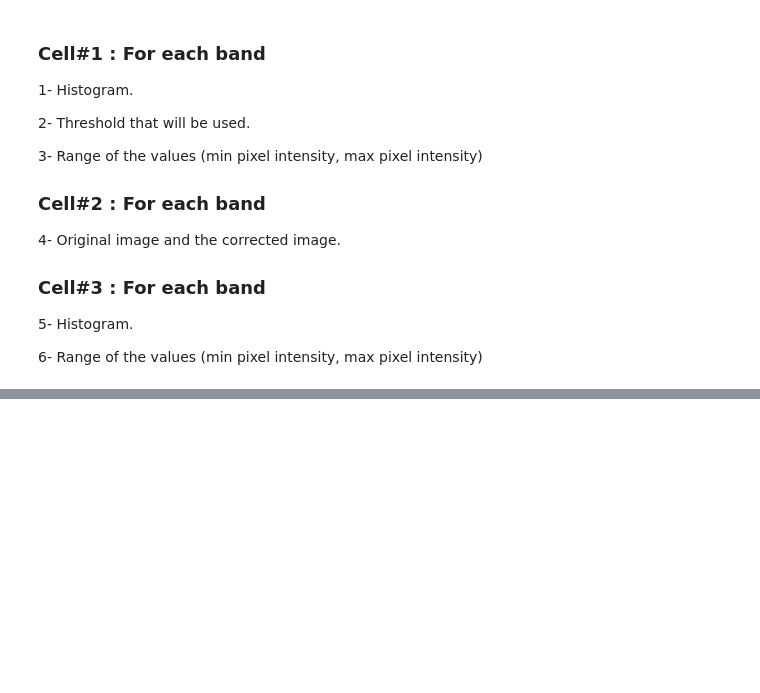
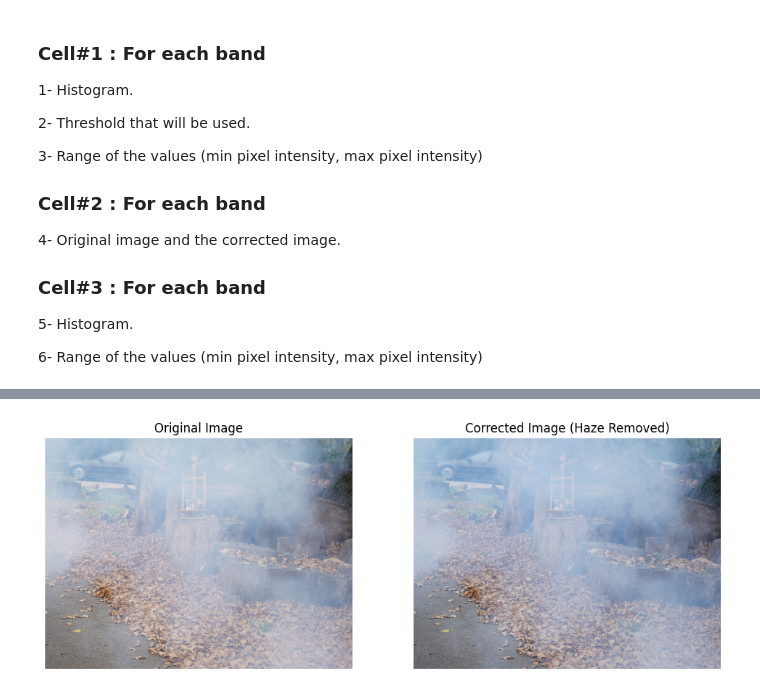
Before and after one commit to Sara-Gamal12/Satellite-Imagery-Labs, a Jupyter notebook: lab1/lab1.ipynb, the cells around one changed output, grey strips where cells are left out. Drawn from its saved outputs; the diff is of its cells as text; code cells hidden in the pictures; blank space fills up the shorter version.

```diff
--- a/lab1/lab1.ipynb
+++ b/lab1/lab1.ipynb
@@ -166,10 +183,45 @@ for band_num in range(1):
-# %%
-# Cell#2
-# TODO: Copy original image into a new image.
-
-# TODO: loop on all bands
-for band_num in range(1):
-    # TODO: Apply Haze Removal by Dark Subtraction
+# %%
+# Cell#2
+# TODO: Copy original image into a new image.
+driver = gdal.GetDriverByName("GTiff")
+output_path = "/content/drive/MyDrive/haze_corrected.tif"
+cols = img_ds.RasterXSize
+rows = img_ds.RasterYSize
+data_type = img_ds.GetRasterBand(1).DataType
+corrected_img_ds = driver.Create(output_path, cols, rows, num_bands, data_type)
+corrected_img_ds.SetGeoTransform(img_ds.GetGeoTransform())
+corrected_img_ds.SetProjection(img_ds.GetProjection())
+# TODO: loop on all bands
+for band_num in range(1,num_bands+1):
+    # TODO: Apply Haze Removal by Dark Subtraction
+    band = img_ds.GetRasterBand(band_num)
+    corrected_band = corrected_img_ds.GetRasterBand(band_num)
+    img = band.ReadAsArray()
+    img -= int(threshold_array[band_num - 1])
+    corrected_band.WriteArray(img)
+
+r_org = img_ds.GetRasterBand(1).ReadAsArray().astype(np.uint8)
+g_org = img_ds.GetRasterBand(2).ReadAsArray().astype(np.uint8)
+b_org = img_ds.GetRasterBand(3).ReadAsArray().astype(np.uint8)
+original=np.stack([r_org, g_org, b_org], axis=-1)
+
+r_corr = corrected_img_ds.GetRasterBand(1).ReadAsArray().astype(np.uint8)
+g_corr = corrected_img_ds.GetRasterBand(2).ReadAsArray().astype(np.uint8)
+b_corr = corrected_img_ds.GetRasterBand(3).ReadAsArray().astype(np.uint8)
+corrected=np.stack([r_corr, g_corr, b_corr], axis=-1)
+
+fig, axes = plt.subplots(1, 2, figsize=(12, 6))
+axes[0].imshow(original)
+axes[0].set_title("Original Image")
+axes[0].axis('off')
+
+axes[1].imshow(corrected)
+axes[1].set_title("Corrected Image (Haze Removed)")
+axes[1].axis('off')
+
+plt.show()
+# %% [output]
+[figure, added]
 # %%
 # Cell#3
 
```
Also changed, not shown: parts of 3 cells of this notebook, 4 other files.
